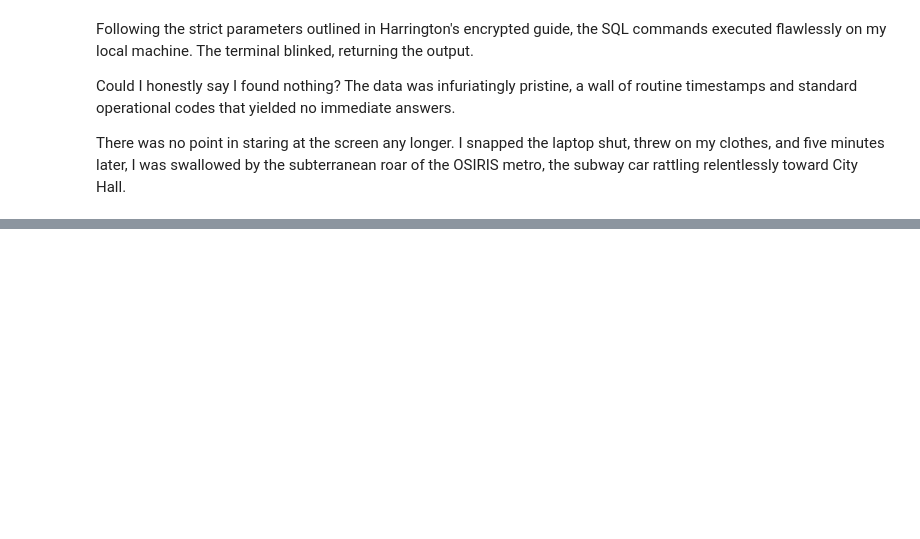
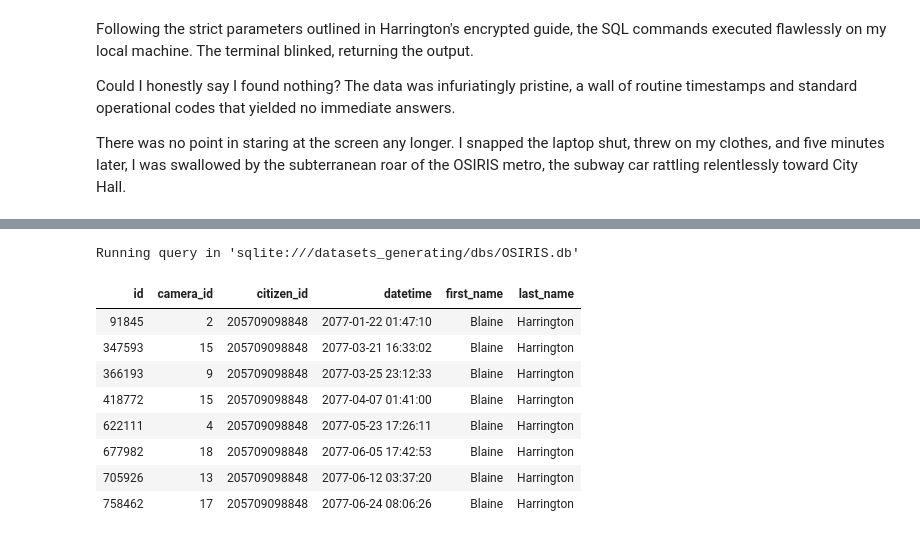
Before and after one commit to Zeyu-Xie/The-4th-Prompt-A-SQL-Investigation, a Jupyter notebook: story.ipynb, the cells around one changed output, grey strips where cells are left out. Saved outputs shown, nothing was run; the diff lists cells and outputs as text; code cells hidden in the pictures; blank space fills up the shorter version.

```diff
--- a/story.ipynb
+++ b/story.ipynb
@@ -73,0 +709,27 @@ There was no point in staring at the screen any longer. I snapped the laptop shu
+# %%
+%%sql
+
+SELECT
+    cl.id,
+    cl.camera_id,
+    cl.citizen_id,
+    cl.datetime,
+    c.first_name,
+    c.last_name
+FROM
+    camera_logs AS cl
+    LEFT JOIN citizens AS c ON cl.citizen_id = c.id
+WHERE
+    c.first_name = 'Blaine'
+    AND c.last_name = 'Harrington';
+# %% [output]
+Running query in 'sqlite:///datasets_generating/dbs/OSIRIS.db'
+| id | camera_id | citizen_id | datetime | first_name | last_name |
+| 91845 | 2 | 205709098848 | 2077-01-22 01:47:10 | Blaine | Harrington |
+| 347593 | 15 | 205709098848 | 2077-03-21 16:33:02 | Blaine | Harrington |
+| 366193 | 9 | 205709098848 | 2077-03-25 23:12:33 | Blaine | Harrington |
+| 418772 | 15 | 205709098848 | 2077-04-07 01:41:00 | Blaine | Harrington |
+| 622111 | 4 | 205709098848 | 2077-05-23 17:26:11 | Blaine | Harrington |
+| 677982 | 18 | 205709098848 | 2077-06-05 17:42:53 | Blaine | Harrington |
+| 705926 | 13 | 205709098848 | 2077-06-12 03:37:20 | Blaine | Harrington |
+| 758462 | 17 | 205709098848 | 2077-06-24 08:06:26 | Blaine | Harrington |
```
Also changed, not shown: parts of 62 cells of this notebook, 2 other files.
